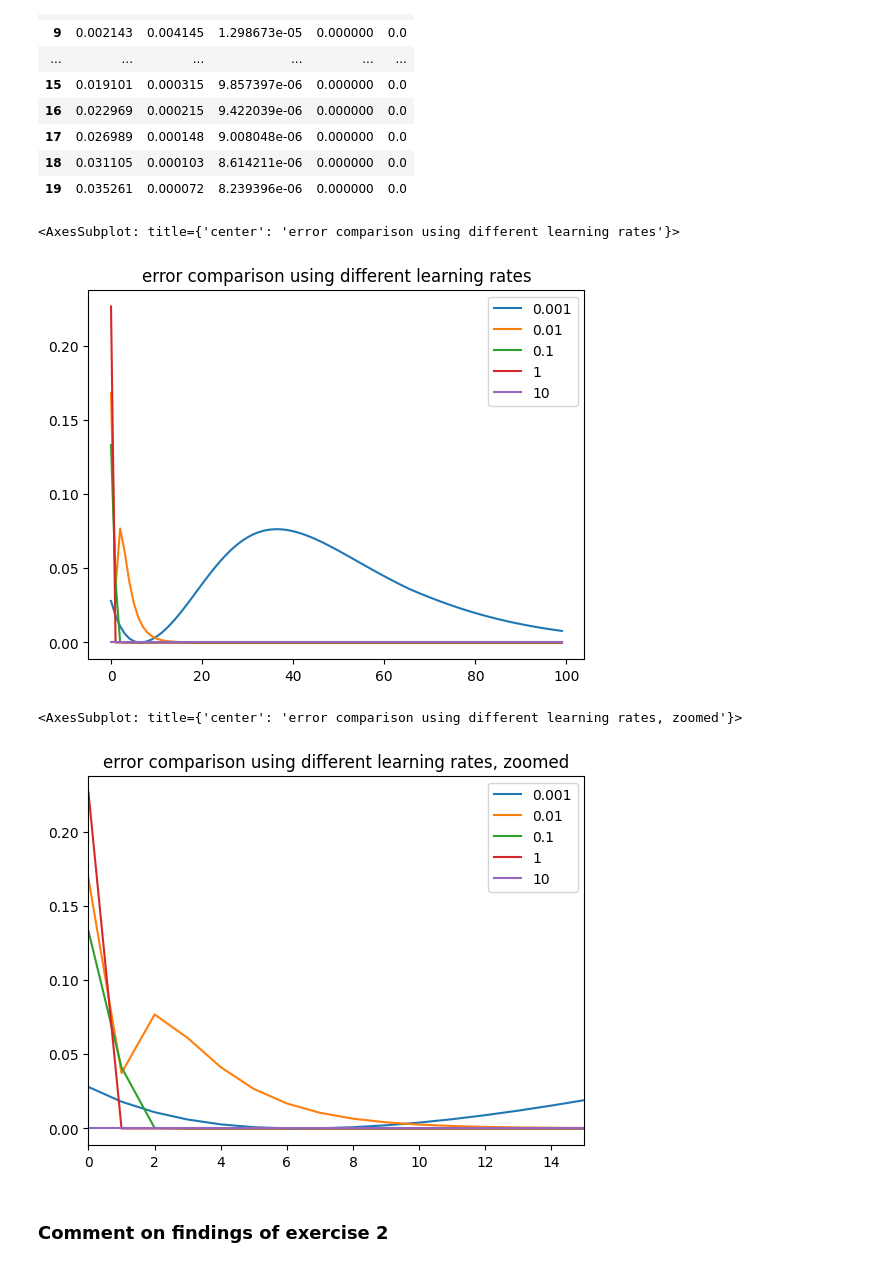
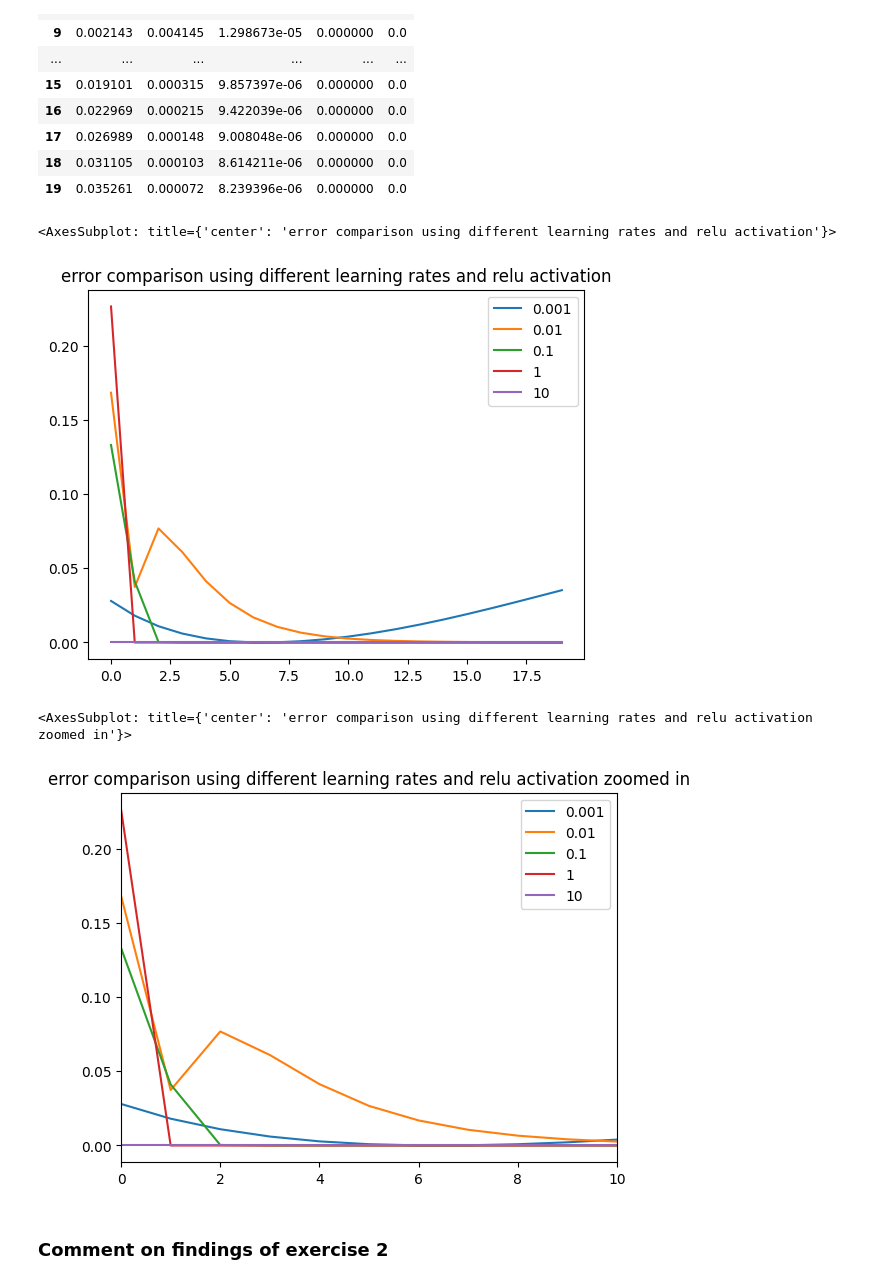
Before and after one commit to carlosreiakvam-uit/AI-Neural, a Jupyter notebook: mandatory_asignments/mandatory_2/assignment_2_carlos_reiakvam.ipynb, the cells around one changed output. Saved outputs shown, nothing was run; the diff lists cells and outputs as text; code cells hidden in the pictures.

```diff
--- a/mandatory_asignments/mandatory_2/assignment_2_carlos_reiakvam.ipynb
+++ b/mandatory_asignments/mandatory_2/assignment_2_carlos_reiakvam.ipynb
@@ -33,28 +36,28 @@ def relu_grad(x):
 # %% [markdown]
 ### Training function
 # %%
-def nn(epochs,ws_1, ws_2, af, af_diff, lr):
-    errors =[]
-    for epoch in range(epochs):     #number of training iterations, or times to change the weights of the nn
-        for i in range(X.shape[0]): #for all samples in X, each streetlight
-            layer_in = X[i:i+1]
+def nn(epochs, ws_1, ws_2, act_func, act_func_grad, lr):
+    errors = []
+    for epoch in range(epochs):  #number of training iterations, or times to change the weights of the nn
+        for i in range(X.shape[0]):  #for all samples in X, each streetlight
+            layer_in = X[i:i + 1]
 
             #forward pass/prediction
-            layer_1 = af(layer_in.dot(ws_1))
+            layer_1 = act_func(layer_in.dot(ws_1))
             layer_out = layer_1.dot(ws_2)
 
             #calc error/distance (how far are we from goal)
-            delta_2 = layer_out - y[i:i+1] # error_ws2
+            delta_2 = layer_out - y[i:i + 1]  # error_ws2
 
-            #calc the error each node in prev layer contributed
-            delta_1 = delta_2.dot(ws_2.T) * af_diff(layer_1) #ifht ws1
+            #calc the error each node in prev layer contributed, backpropagation
+            delta_1 = delta_2.dot(ws_2.T) * act_func_grad(layer_1)  #ifht ws1
 
             #update weights
-            ws_2 -= lr * (layer_1.T.reshape(hidden_nodes,1).dot(delta_2)) #pred dot error_ws2
-            ws_1 -= lr * (layer_in.T.reshape(X.shape[1],1).dot(delta_1)) #lay_in dot error_ws1
+            ws_2 -= lr * (layer_1.T.reshape(hidden_nodes, 1).dot(delta_2))  #pred dot error_ws2
+            ws_1 -= lr * (layer_in.T.reshape(X.shape[1], 1).dot(delta_1))  #lay_in dot error_ws1
 
-        if epoch % 10 == 0: # at every tenth instance
-            error = delta_2**2
+        if epoch % 10 == 0:  # at every tenth instance
+            error = delta_2 ** 2
             errors.append(error[0][0])
     return errors
 # %% [markdown]
@@ -115,10 +120,10 @@ Do a search for the best learning rate. Also experiment with the necessary numbe
 ### Training neural network with different learning rates
 # %%
 lrs = [0.001, 0.01, 0.1, 1, 10]
-epochs = 1000
+epochs = 200
 errors = []
 for lr in lrs:
-    [ws_1,ws_2] = init_weights()
+    [ws_1, ws_2] = init_weights()
     errors.append(nn(epochs, ws_1, ws_2, relu, relu_grad, lr))
 # %%
 errors_np = np.array(errors).T
@@ -143,15 +148,15 @@ df.head(20)
 | 18 | 0.031105 | 0.000103 | 8.614211e-06 | 0.000000 | 0.0 |
 | 19 | 0.035261 | 0.000072 | 8.239396e-06 | 0.000000 | 0.0 |
 # %%
-df.plot(title="error comparison using different learning rates")
+df.plot(title="error comparison using different learning rates and relu activation")
 # %% [output]
-<AxesSubplot: title={'center': 'error comparison using different learning rates'}>
+<AxesSubplot: title={'center': 'error comparison using different learning rates and relu activation'}>
-[figure, old version]
+[figure, new version]
 # %%
-df.plot(title="error comparison using different learning rates, zoomed",xlim=(0,15))
+df.plot(title="error comparison using different learning rates and relu activation zoomed in", xlim=[0, 10])
 # %% [output]
-<AxesSubplot: title={'center': 'error comparison using different learning rates, zoomed'}>
+<AxesSubplot: title={'center': 'error comparison using different learning rates and relu activation zoomed in'}>
-[figure, old version]
+[figure, new version]
 # %% [markdown]
 ### Comment on findings of exercise 2
 # %% [markdown]
```
Also changed, not shown: parts of 14 cells of this notebook, 5 other files.
